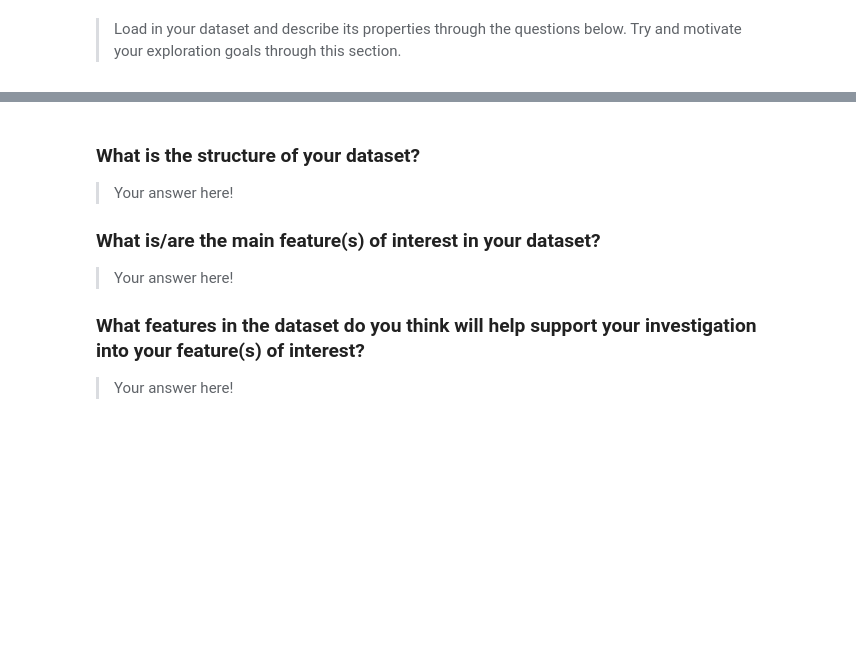
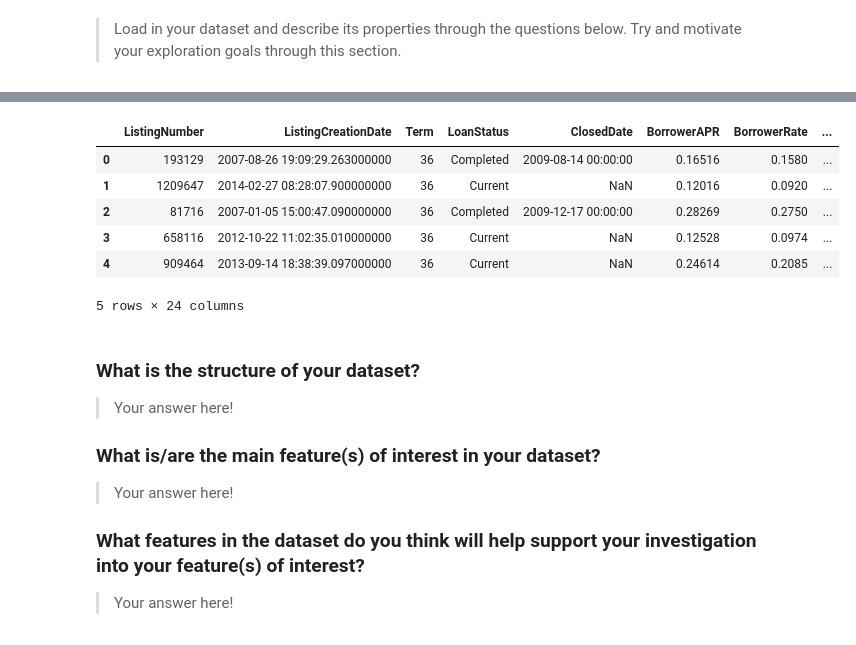
Before and after one commit to MarcCampmanyGar/Loan_Data_Analysis, a Jupyter notebook: exploration.ipynb, the cells around one changed output, grey strips where cells are left out. Saved outputs shown, nothing was run; the diff lists cells and outputs as text; code cells hidden in the pictures; blank space fills up the shorter version.

```diff
--- a/exploration.ipynb
+++ b/exploration.ipynb
@@ -19,3 +182,16 @@ Try and motivate your exploration goals through this section.
+# %%
+loans['day'] = loans['ListingCreationDate'].apply(lambda x: x.split(" ")[2]).astype(str)
+loans['time'] = loans['ListingCreationDate'].apply(lambda x: x.split(" ")[3]).astype(str)
+# %%
+loans.head()
+# %% [output]
+|  | ListingNumber | ListingCreationDate | Term | LoanStatus | ClosedDate | BorrowerAPR | BorrowerRate | ... |
+| 0 | 193129 | 2007-08-26 19:09:29.263000000 | 36 | Completed | 2009-08-14 00:00:00 | 0.16516 | 0.1580 | ... |
+| 1 | 1209647 | 2014-02-27 08:28:07.900000000 | 36 | Current | NaN | 0.12016 | 0.0920 | ... |
+| 2 | 81716 | 2007-01-05 15:00:47.090000000 | 36 | Completed | 2009-12-17 00:00:00 | 0.28269 | 0.2750 | ... |
+| 3 | 658116 | 2012-10-22 11:02:35.010000000 | 36 | Current | NaN | 0.12528 | 0.0974 | ... |
+| 4 | 909464 | 2013-09-14 18:38:39.097000000 | 36 | Current | NaN | 0.24614 | 0.2085 | ... |
+5 rows × 24 columns
 # %% [markdown]
 ### What is the structure of your dataset?
 
```
Also changed, not shown: parts of 18 cells of this notebook.
